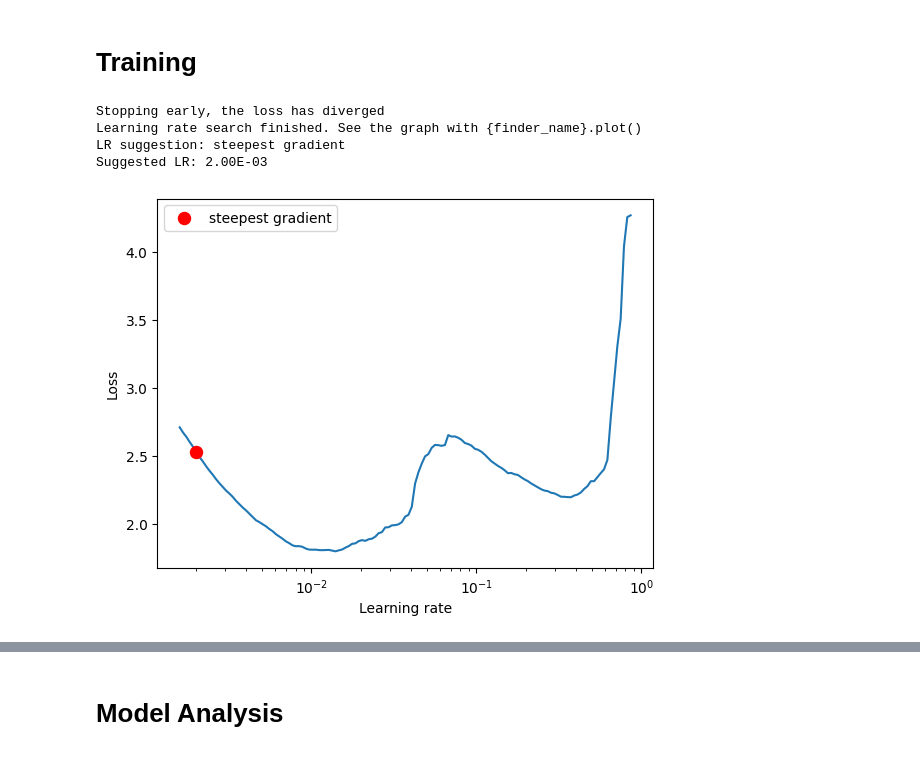
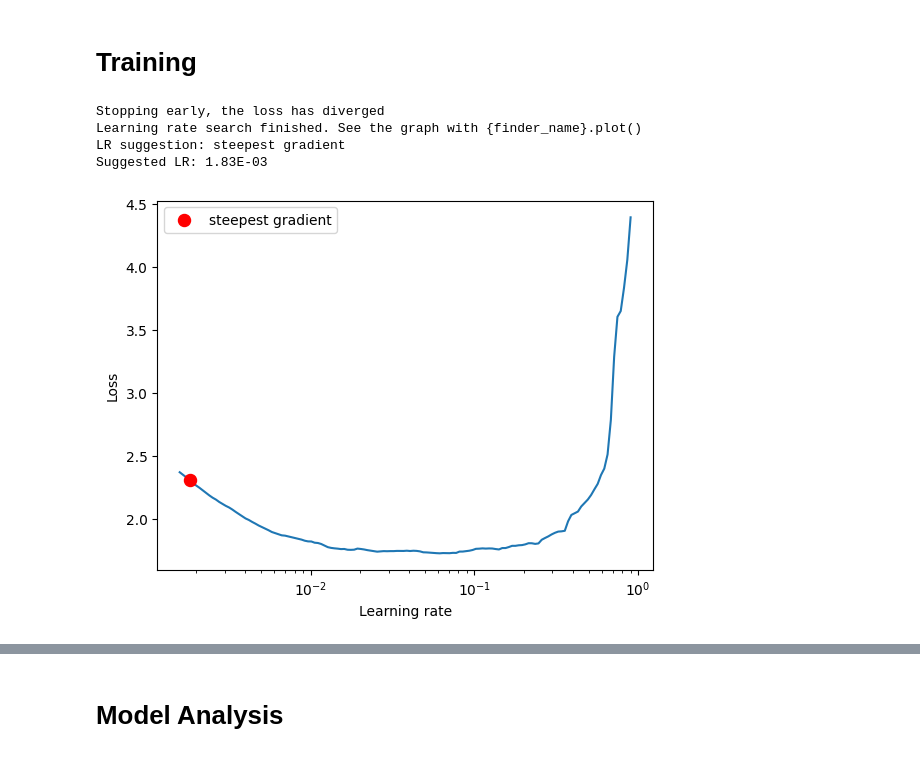
Before and after one commit to Madhur-1/ERA-v1, a Jupyter notebook: S11/Net.ipynb, the cells around one changed output, grey strips where cells are left out. Cells and saved outputs as stored; diff of their text form; code cells hidden in the pictures.

```diff
--- a/S11/Net.ipynb
+++ b/S11/Net.ipynb
@@ -127,20 +134,20 @@ plot_data_samples(train_loader, classes=CLASSES)
 # Training
 # %%
 from torch_lr_finder import LRFinder
-model = ResNet18(dropout_percentage=0.02).to(device)
+model = ResNet18(dropout_percentage=0.1).to(device)
 optimizer = optim.Adam(model.parameters(), lr=0.001, weight_decay=1e-4)
 criterion = F.cross_entropy
 
 lr_finder = LRFinder(model, optimizer, criterion, device="cuda")
 lr_finder.range_test(train_loader, end_lr=10, num_iter=200, step_mode="exp")
 lr_finder.plot() # to inspect the loss-learning rate graph
 lr_finder.reset() # to reset the model and optimizer to their initial state
 # %% [output]
 Stopping early, the loss has diverged
 Learning rate search finished. See the graph with {finder_name}.plot()
 LR suggestion: steepest gradient
-Suggested LR: 2.00E-03
+Suggested LR: 1.83E-03
-[figure, old version]
+[figure, new version]
 # %%
 from torch.optim.lr_scheduler import OneCycleLR
 
```
Also changed, not shown: parts of 9 cells of this notebook.
